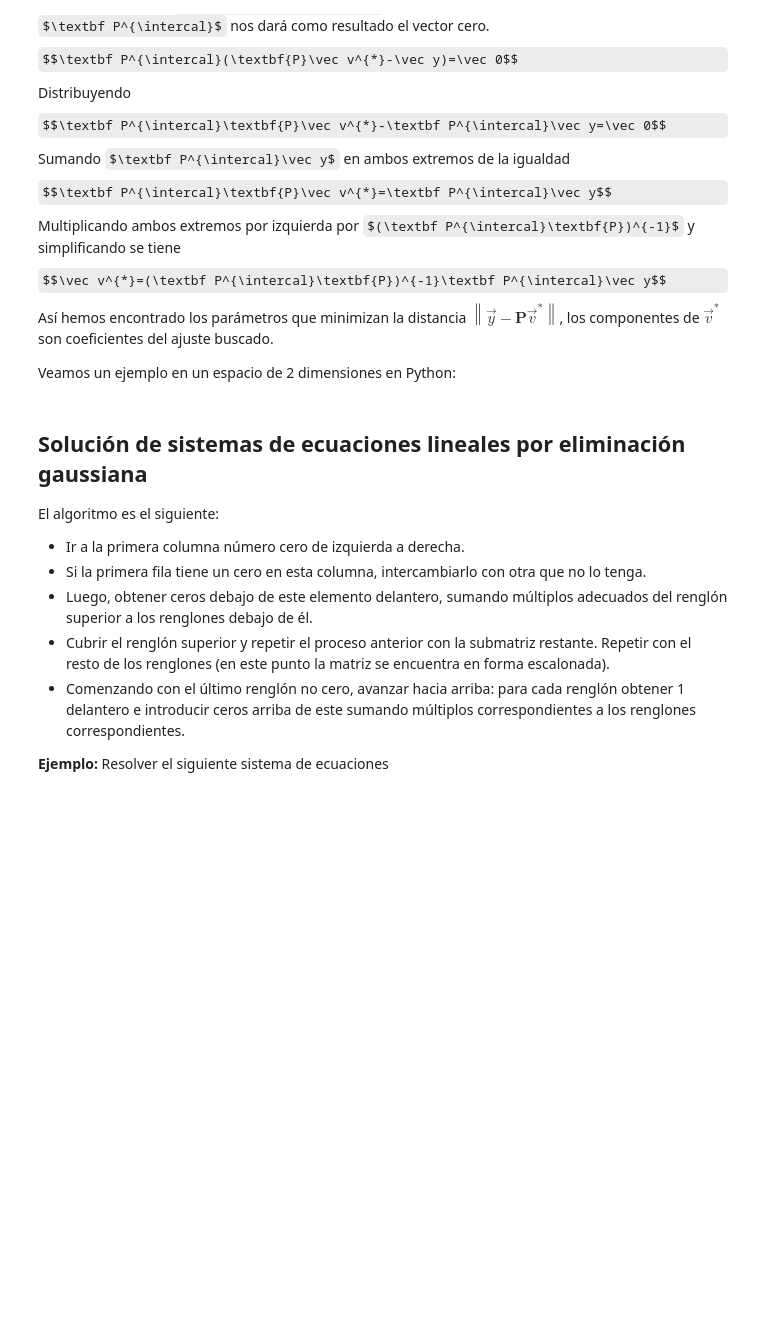
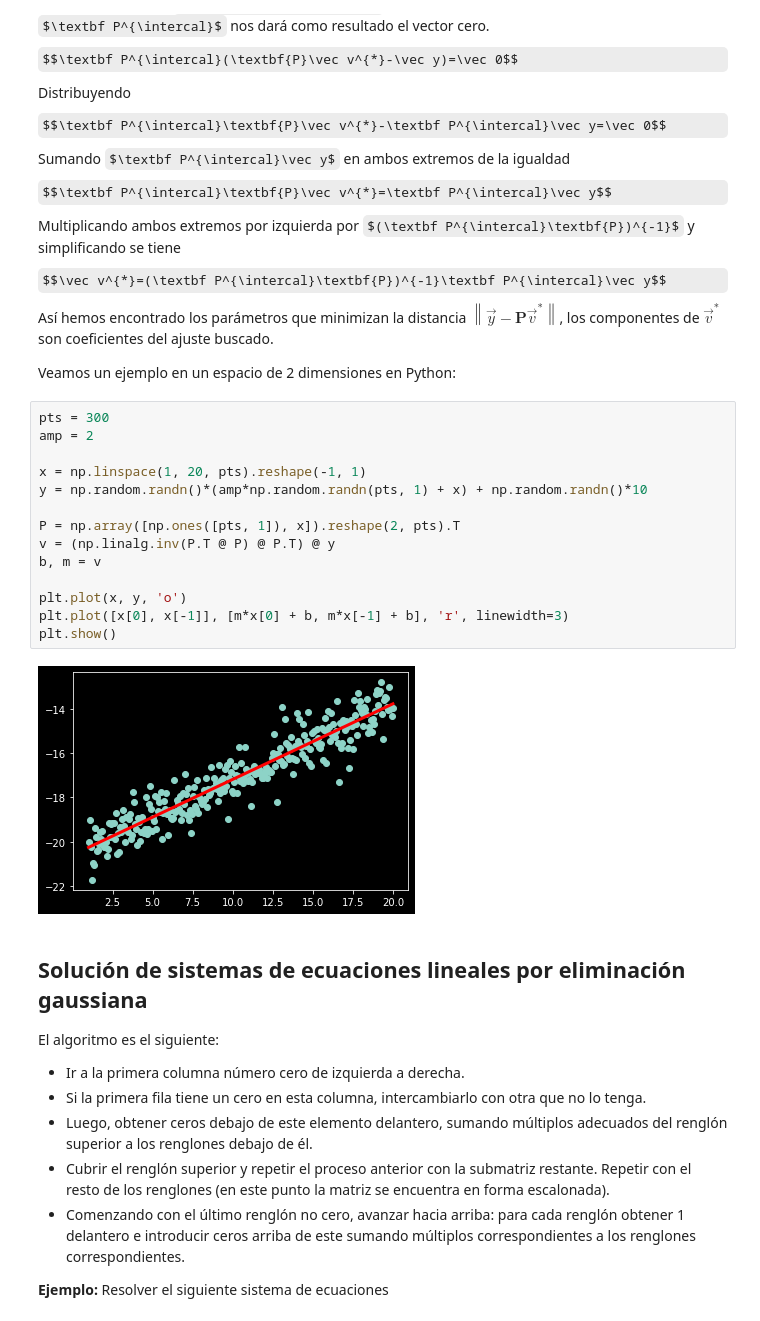
Before and after one commit to diegour1/LabMetodosComputacionales, a Jupyter notebook: Notebooks/09_fit_lineal_y_solucion_sistema_de_ecuaciones.ipynb, the cells around one changed output. Cells and saved outputs as stored; diff of their text form; some formulas as TeX source; blank space fills up the shorter version.

```diff
--- a/Notebooks/09_fit_lineal_y_solucion_sistema_de_ecuaciones.ipynb
+++ b/Notebooks/09_fit_lineal_y_solucion_sistema_de_ecuaciones.ipynb
@@ -94,6 +119,22 @@ $$\vec v^{*}=(\textbf P^{\intercal}\textbf{P})^{-1}\textbf P^{\intercal}\vec y$$
 Así hemos encontrado los parámetros que minimizan la distancia $\left \| \vec y - \textbf{P}\vec v^{*} \right \|$, los componentes de $\vec v^*$ son coeficientes del ajuste buscado.
 
 Veamos un ejemplo en un espacio de 2 dimensiones en Python:
+# %%
+pts = 300
+amp = 2
+
+x = np.linspace(1, 20, pts).reshape(-1, 1)
+y = np.random.randn()*(amp*np.random.randn(pts, 1) + x) + np.random.randn()*10
+
+P = np.array([np.ones([pts, 1]), x]).reshape(2, pts).T
+v = (np.linalg.inv(P.T @ P) @ P.T) @ y
+b, m = v
+
+plt.plot(x, y, 'o')
+plt.plot([x[0], x[-1]], [m*x[0] + b, m*x[-1] + b], 'r', linewidth=3)
+plt.show()
+# %% [output]
+[figure, added]
 # %% [markdown]
 ## Solución de sistemas de ecuaciones lineales por eliminación gaussiana
 
```
Also changed, not shown: parts of 7 cells of this notebook, 1 other file.
